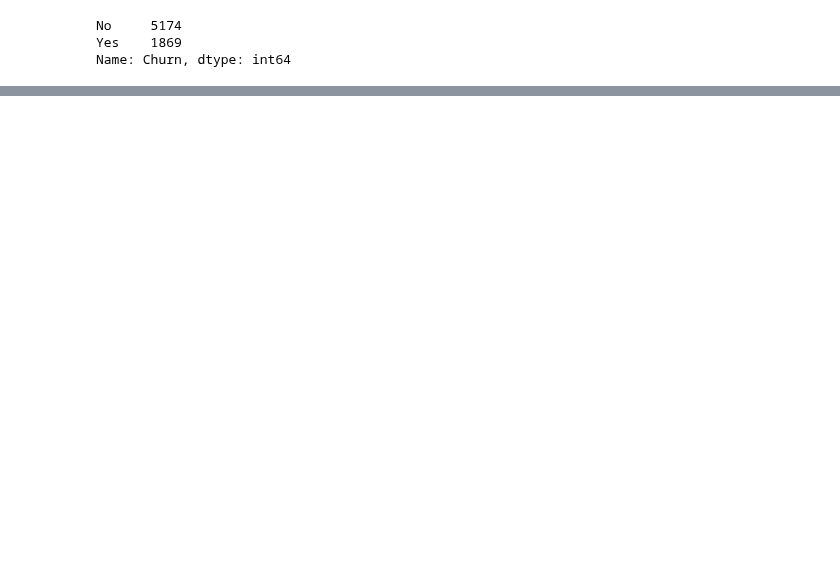
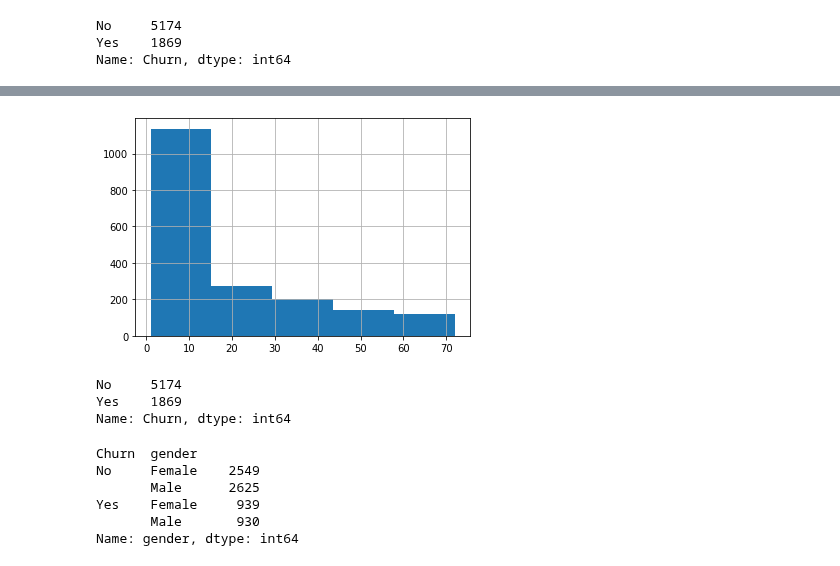
Before and after one commit to yuchild/erik_interviewqs, a Jupyter notebook: avg_lifetime_value_of_customers.ipynb, the cells around one changed output, grey strips where cells are left out. Drawn from its saved outputs; the diff is of its cells as text; code cells hidden in the pictures; blank space fills up the shorter version.

```diff
--- a/avg_lifetime_value_of_customers.ipynb
+++ b/avg_lifetime_value_of_customers.ipynb
@@ -105,0 +140,19 @@ df['TotalCharges'].mean()/(1869/7043)
+# %%
+df['tenure'].loc[df['Churn']=='Yes'].hist(bins = 5);
+# %% [output]
+[figure, added]
+# %%
+df['Churn'].value_counts()
+# %% [output]
+No     5174
+Yes    1869
+Name: Churn, dtype: int64
+# %%
+df.groupby(['Churn', 'gender'])['gender'].count() #sometimes sum() is count()!!!
+# %% [output]
+Churn  gender
+No     Female    2549
+       Male      2625
+Yes    Female     939
+       Male       930
+Name: gender, dtype: int64
```
Also changed, not shown: parts of 10 cells of this notebook, 1 other file.
